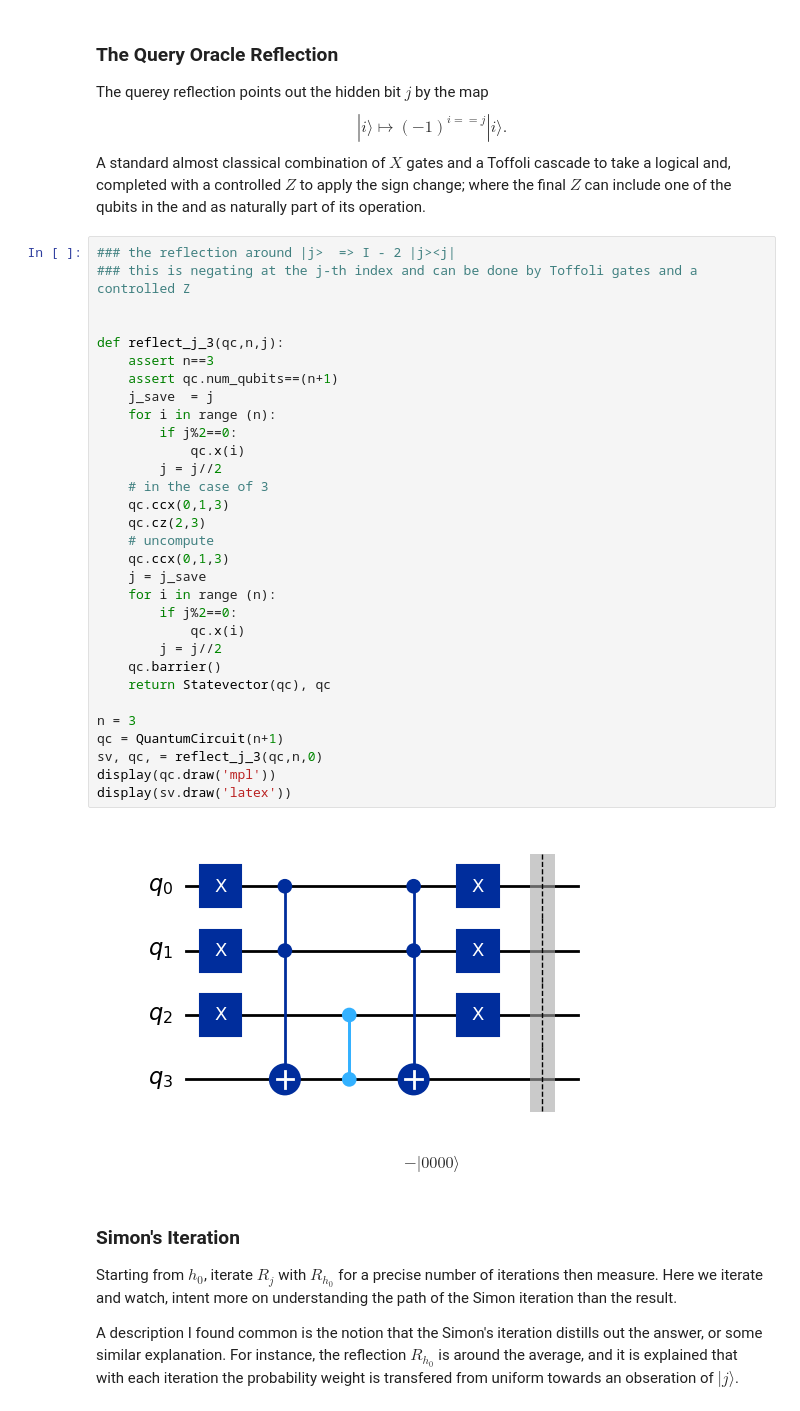
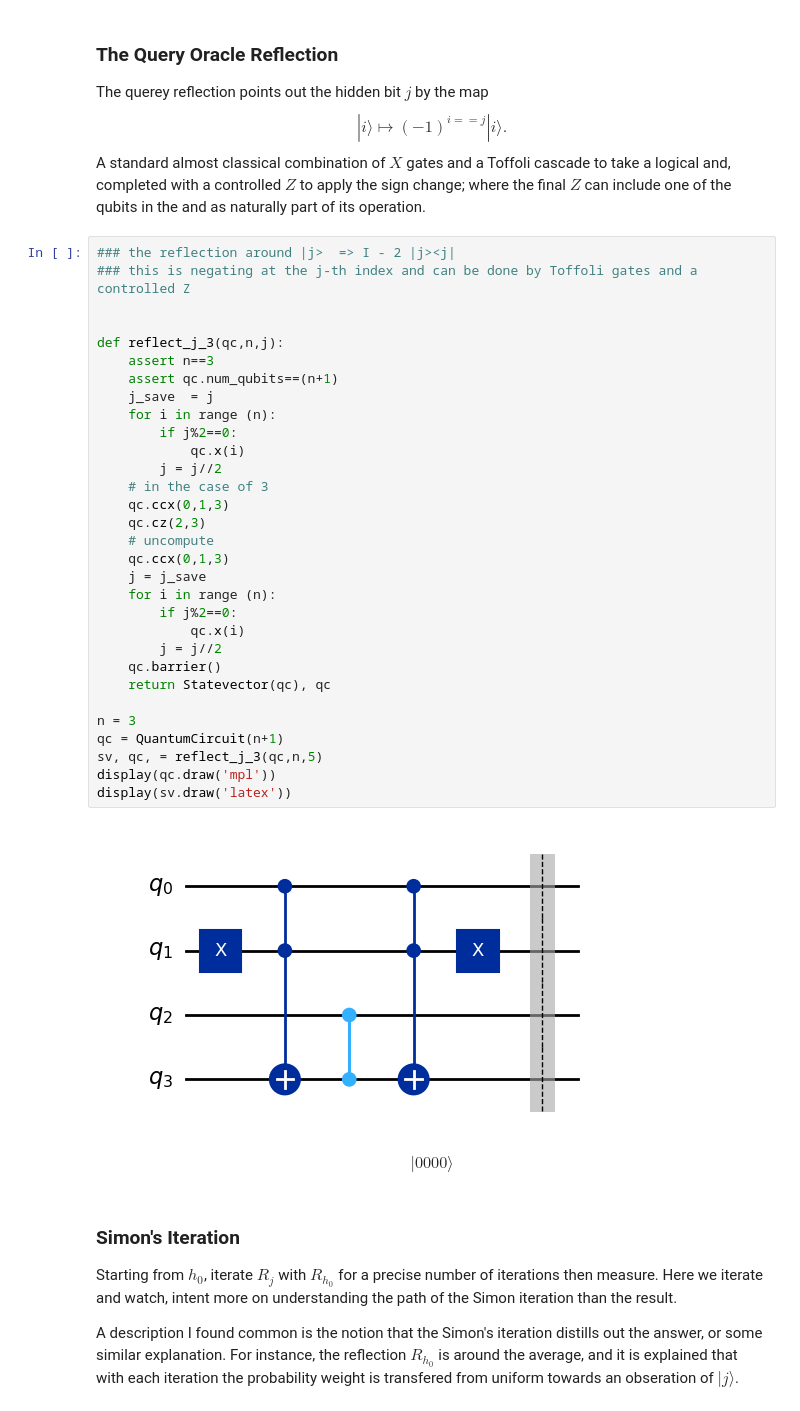
Before and after one commit to quantum-for-beginners/edition-251, a Jupyter notebook: grover-qc.ipynb, the cells around one changed output. Drawn from its saved outputs; the diff is of its cells as text.

```diff
--- a/grover-qc.ipynb
+++ b/grover-qc.ipynb
@@ -152,36 +152,36 @@ $Z$ to apply the sign change; where the final $Z$ can include one of the qubits
 ### the reflection around |j>  => I - 2 |j><j|
 ### this is negating at the j-th index and can be done by Toffoli gates and a controlled Z
 
 
 def reflect_j_3(qc,n,j):
     assert n==3
     assert qc.num_qubits==(n+1)
     j_save  = j
     for i in range (n):
         if j%2==0:
             qc.x(i)
         j = j//2
     # in the case of 3
     qc.ccx(0,1,3)
     qc.cz(2,3)
     # uncompute
     qc.ccx(0,1,3)
     j = j_save
     for i in range (n):
         if j%2==0:
             qc.x(i)
         j = j//2
     qc.barrier()
     return Statevector(qc), qc
 
 n = 3
 qc = QuantumCircuit(n+1)
-sv, qc, = reflect_j_3(qc,n,0)
+sv, qc, = reflect_j_3(qc,n,5)
 display(qc.draw('mpl'))
 display(sv.draw('latex'))
 # %% [output]
-[figure, old version]
+[figure, new version]
-$$- |0000\rangle$$
+$$ |0000\rangle$$
 # %% [markdown]
 ### Simon's Iteration
 
```
Also changed, not shown: parts of 1 cell of this notebook, 1 other file.
